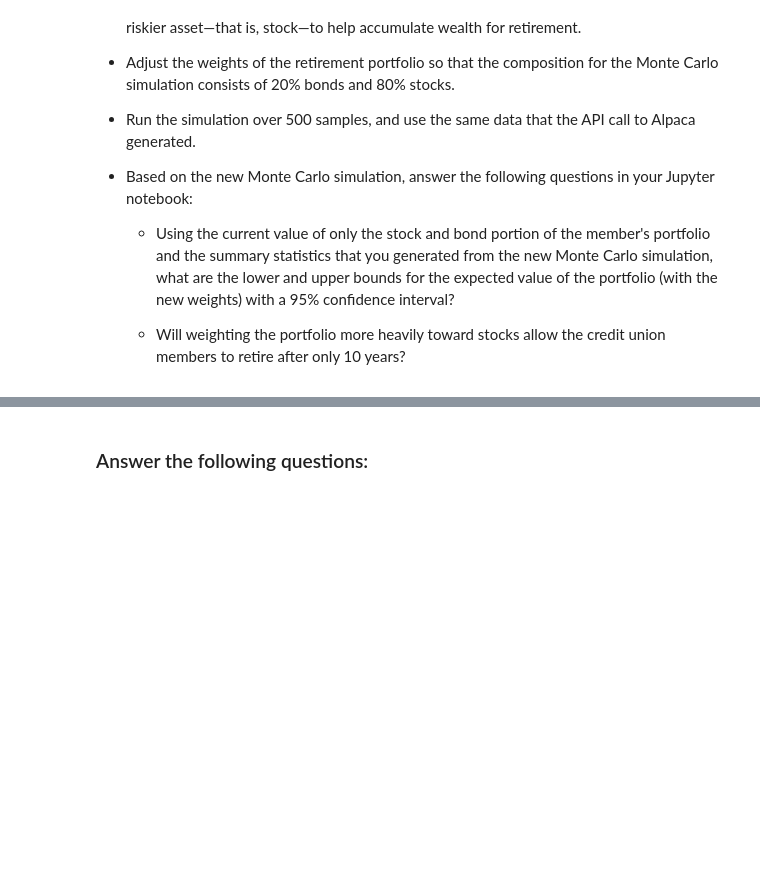
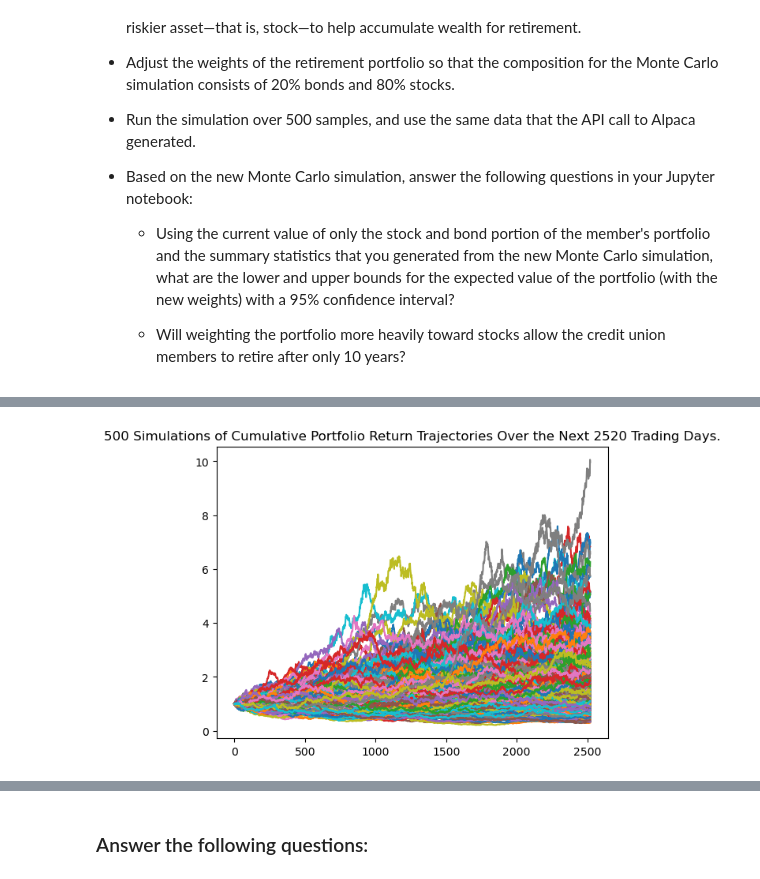
Before and after one commit to marvinlee100/Module_5, a Jupyter notebook: Challenge_5/financial_planning_tools.ipynb, the cells around one changed output, grey strips where cells are left out. Saved outputs shown, nothing was run; the diff lists cells and outputs as text; code cells hidden in the pictures; blank space fills up the shorter version.

```diff
--- a/Challenge_5/financial_planning_tools.ipynb
+++ b/Challenge_5/financial_planning_tools.ipynb
@@ -569,6 +693,13 @@ For this new Monte Carlo simulation, do the following:
 # The weights should be split 20% to AGG and 80% to SPY.
 # Run 500 samples.
 # YOUR CODE HERE
+MC_80_SPY_20_AGG_weight = MCSimulation(
+    portfolio_data = pricing_data_df,
+    weights = [0.80, 0.20],
+    num_simulation = 500,
+    num_trading_days = 252 * 10
+)
 
 # Review the simulation input data
 # YOUR CODE HERE
+MC_80_SPY_20_AGG_weight.portfolio_data
@@ -578,7 +768,10 @@ For this new Monte Carlo simulation, do the following:
 # %%
 # Visualize the 10-year Monte Carlo simulation by creating an
 # overlay line plot
 # YOUR CODE HERE
+MC_80_SPY_20_AGG_line_plot = MC_80_SPY_20_AGG_weight.plot_simulation()
+# %% [output]
+[figure, added]
 # %%
 # Visualize the probability distribution of the 10-year Monte Carlo simulation
 # by plotting a histogram
```
Also changed, not shown: parts of 27 cells of this notebook.
